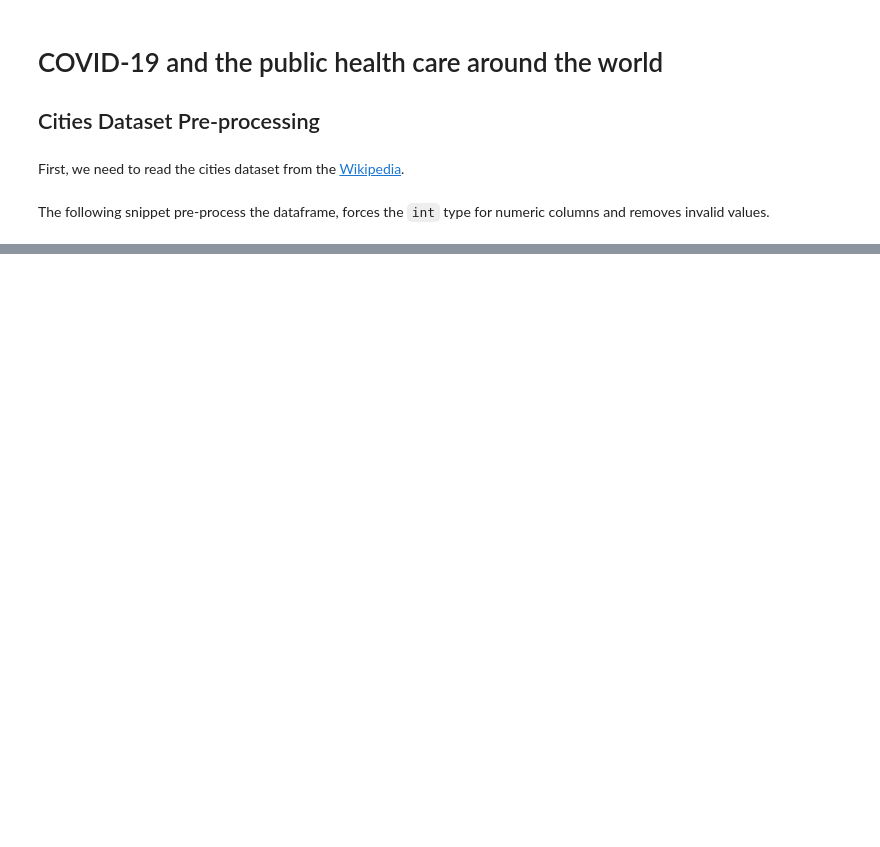
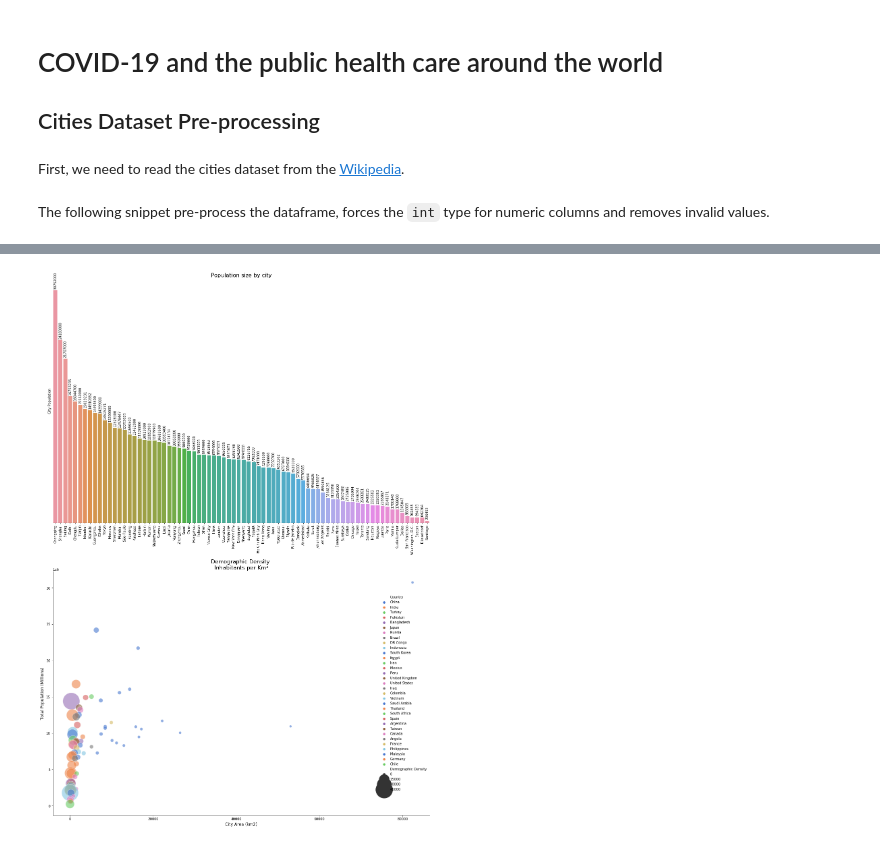
Before and after one commit to thiagobodruk/Coursera_Capstone, a Jupyter notebook: covid-19.ipynb, the cells around one changed output, grey strips where cells are left out. Drawn from its saved outputs; the diff is of its cells as text; code cells hidden in the pictures; blank space fills up the shorter version.

```diff
--- a/covid-19.ipynb
+++ b/covid-19.ipynb
@@ -66 +74,27 @@ cities_df.describe(include='all')
+# %%
+fig, ax = plt.subplots(figsize=(20, 16))
+plt.subplots_adjust(bottom=-0.5)
+
+s1 = plt.subplot(211)
+bar = sns.barplot(cities['City'], cities['City Population'])
+plt.xticks(rotation=90)
+plt.yticks([])
+plt.xlabel(None)
+plt.xticks(fontsize=10)
+plt.title('Population size by city', fontsize=16)
+[s1.spines[side].set_visible(False) for side in ['left','right','top']]
+[bar.annotate('{:.0f}'.format(p.get_height()), (p.get_x()+0.4, p.get_height()+150000),ha='center', va='bottom', c='black', fontsize=10, rotation=90) for p in bar.patches]
+
+s2 = plt.subplot(212)
+sns.scatterplot(x='City Area(km2)', y='City Population', hue='Country',
+                data=cities, size='Demographic Density', sizes=(50,2500), alpha=.6, palette="muted")
+plt.ticklabel_format(scilimits=(6,6), axis='y')
+plt.ylabel('Total Population (Millions)', fontsize=12)
+plt.xlabel('City Area (km2)', fontsize=12)
+plt.title('Demographic Density \nInhabitants per Km²', fontsize=16)
+plt.legend(loc='center right', frameon=False).get_frame().set_facecolor('none')
+[s2.spines[side].set_visible(False) for side in ['right','top']]
+plt.show();
+# %% [output]
+[figure, added]
 # %% [markdown]
```
Also changed, not shown: parts of 32 cells of this notebook.
